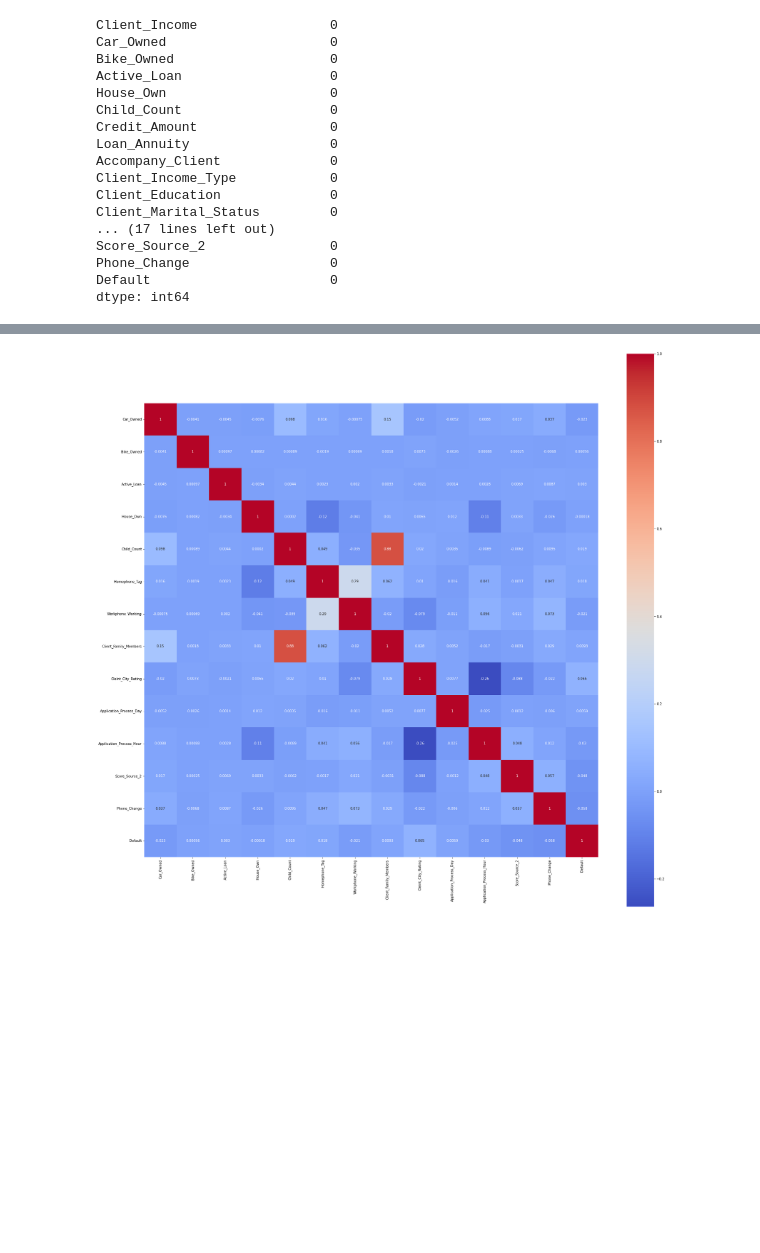
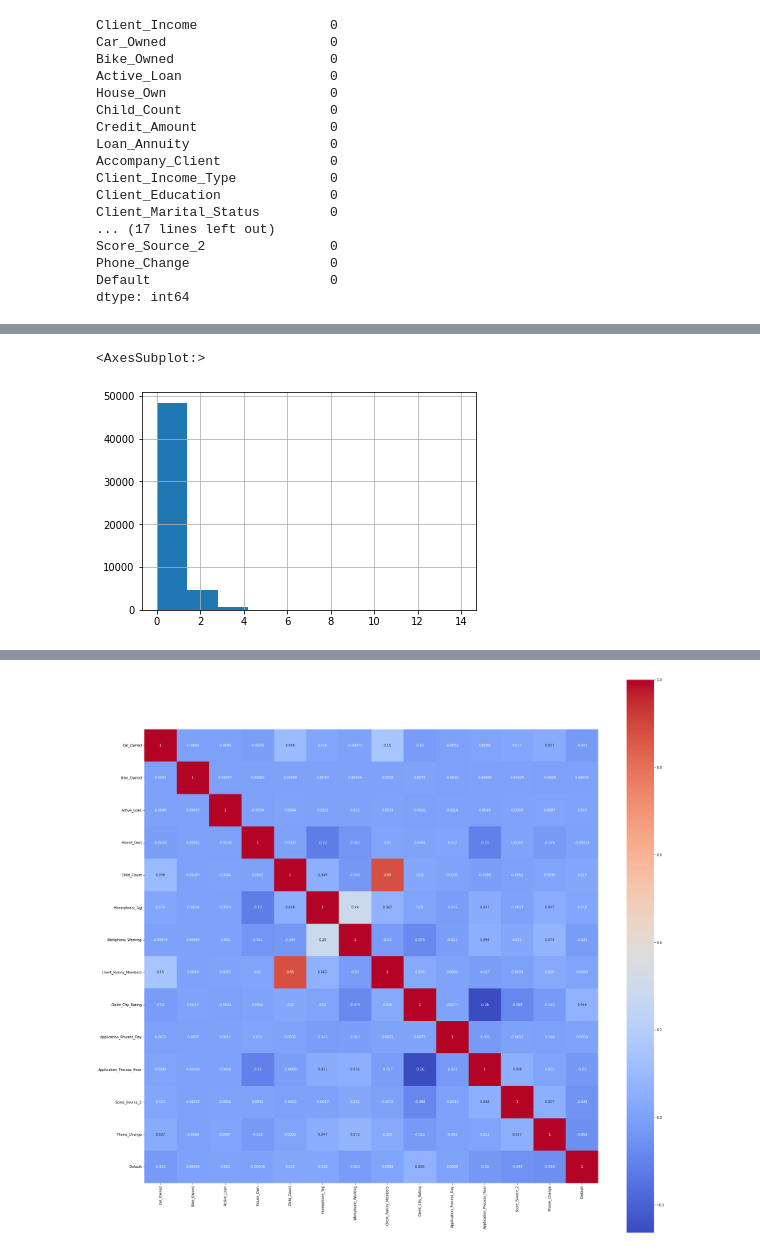
Before and after one commit to Asanka98/Regression, a Jupyter notebook: Logistic Regression/Logistic Regression V1.ipynb, the cells around one changed output, grey strips where cells are left out. Cells and saved outputs as stored; diff of their text form; code cells hidden in the pictures; blank space fills up the shorter version.

```diff
--- a/Logistic Regression/Logistic Regression V1.ipynb
+++ b/Logistic Regression/Logistic Regression V1.ipynb
@@ -104,3 +146,9 @@ df1.describe()
 | 50% | 0.000000 | 0.000000 | 0.000000 | 1.000000 | 0.000000 | 0.000000 | 0.000000 | ... |
 | 75% | 1.000000 | 1.000000 | 1.000000 | 1.000000 | 1.000000 | 0.000000 | 1.000000 | ... |
 | max | 1.000000 | 1.000000 | 1.000000 | 1.000000 | 14.000000 | 1.000000 | 1.000000 | ... |
+# %%
+xxx = df1['Child_Count']
+xxx.hist()
+# %% [output]
+<AxesSubplot:>
+[figure, added]
```
Also changed, not shown: parts of 92 cells of this notebook, 5 other files.
